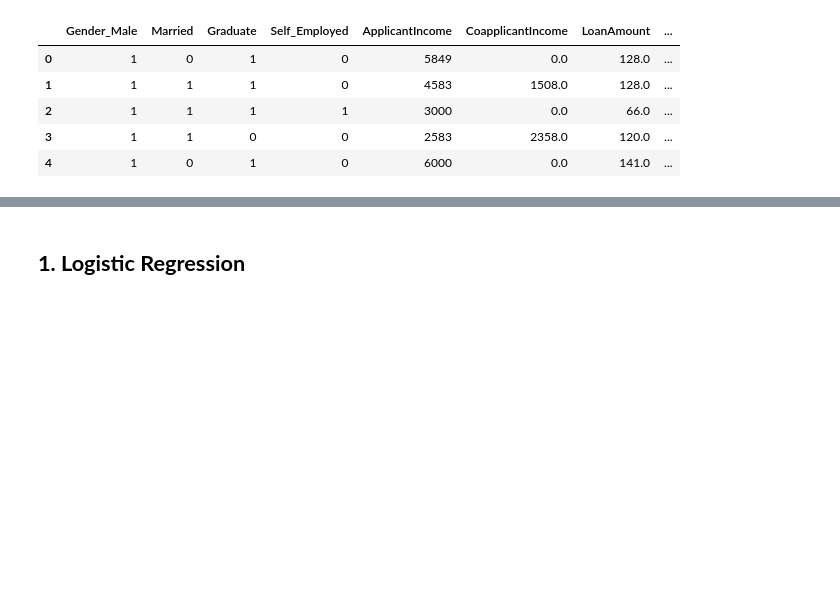
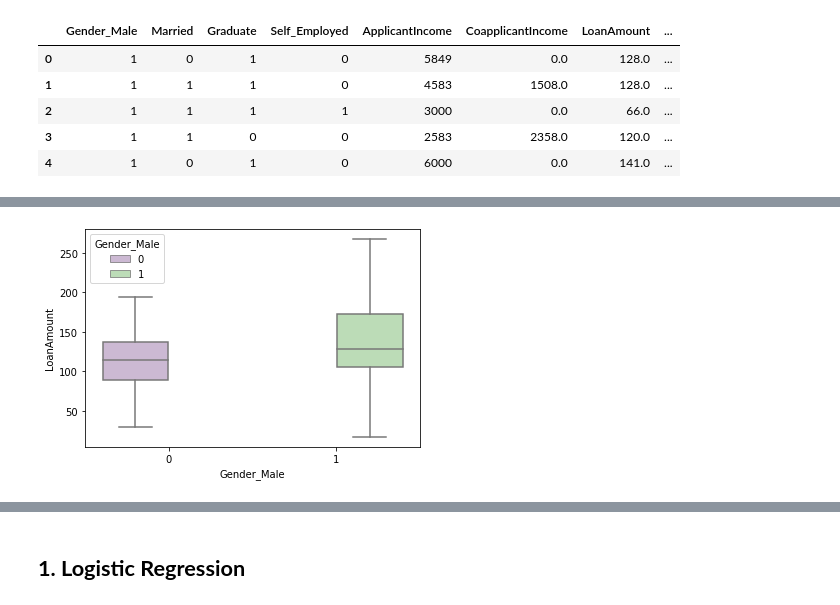
Before and after one commit to swapnilin/Fairess-in-AI, a Jupyter notebook: Fairlearn.ipynb, the cells around one changed output, grey strips where cells are left out. Drawn from its saved outputs; the diff is of its cells as text; code cells hidden in the pictures; blank space fills up the shorter version.

```diff
--- a/Fairlearn.ipynb
+++ b/Fairlearn.ipynb
@@ -193,0 +212,5 @@ train.head(5)
+# %%
+s = sns.boxplot( x="Gender_Male", y="LoanAmount", hue="Gender_Male",data=train, palette="PRGn",showfliers=False)
+plt.show();
+# %% [output]
+[figure, added]
```
Also changed, not shown: parts of 5 cells of this notebook.
